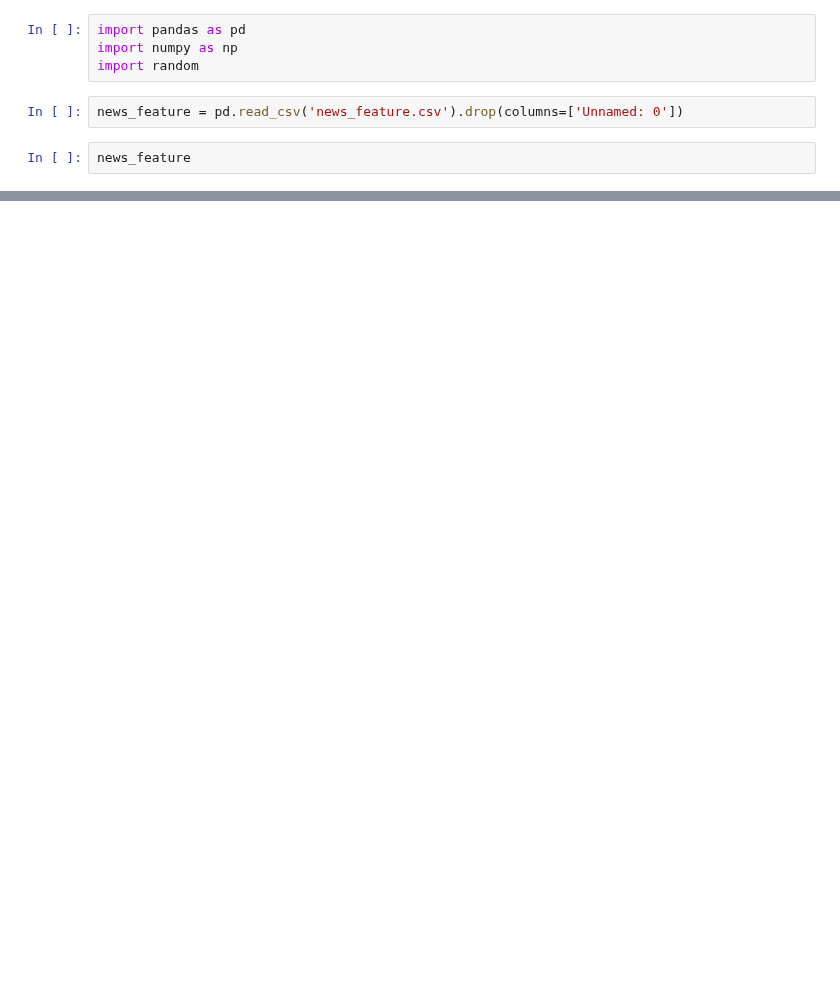
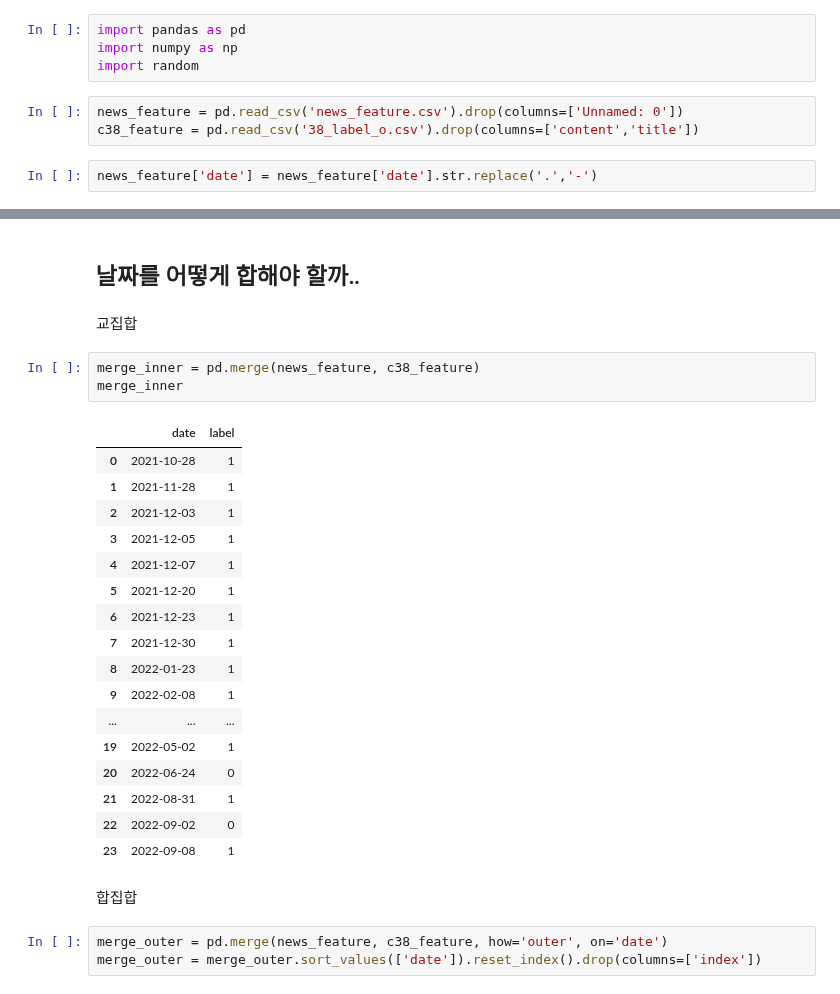
Before and after one commit to lhshs/2022_YDS2, a Jupyter notebook: NLP/Final_NLP_Feature.ipynb, the cells around one changed output, grey strips where cells are left out. Drawn from its saved outputs; the diff is of its cells as text; blank space fills up the shorter version.

```diff
--- a/NLP/Final_NLP_Feature.ipynb
+++ b/NLP/Final_NLP_Feature.ipynb
@@ -4,5 +4,6 @@ import numpy as np
 import random
 # %%
 news_feature = pd.read_csv('news_feature.csv').drop(columns=['Unnamed: 0'])
+c38_feature = pd.read_csv('38_label_o.csv').drop(columns=['content','title'])
 # %%
-news_feature
+news_feature['date'] = news_feature['date'].str.replace('.','-')
@@ -22,0 +42,30 @@ news_feature
+# %% [markdown]
+## 날짜를 어떻게 합해야 할까..
+# %% [markdown]
+교집합
+# %%
+merge_inner = pd.merge(news_feature, c38_feature)
+merge_inner
+# %% [output]
+|  | date | label |
+| 0 | 2021-10-28 | 1 |
+| 1 | 2021-11-28 | 1 |
+| 2 | 2021-12-03 | 1 |
+| 3 | 2021-12-05 | 1 |
+| 4 | 2021-12-07 | 1 |
+| 5 | 2021-12-20 | 1 |
+| 6 | 2021-12-23 | 1 |
+| 7 | 2021-12-30 | 1 |
+| 8 | 2022-01-23 | 1 |
+| 9 | 2022-02-08 | 1 |
+| ... | ... | ... |
+| 19 | 2022-05-02 | 1 |
+| 20 | 2022-06-24 | 0 |
+| 21 | 2022-08-31 | 1 |
+| 22 | 2022-09-02 | 0 |
+| 23 | 2022-09-08 | 1 |
+# %% [markdown]
+합집합
+# %%
+merge_outer = pd.merge(news_feature, c38_feature, how='outer', on='date')
+merge_outer = merge_outer.sort_values(['date']).reset_index().drop(columns=['index'])
```
Also changed, not shown: parts of 17 cells of this notebook, 5 other files.
